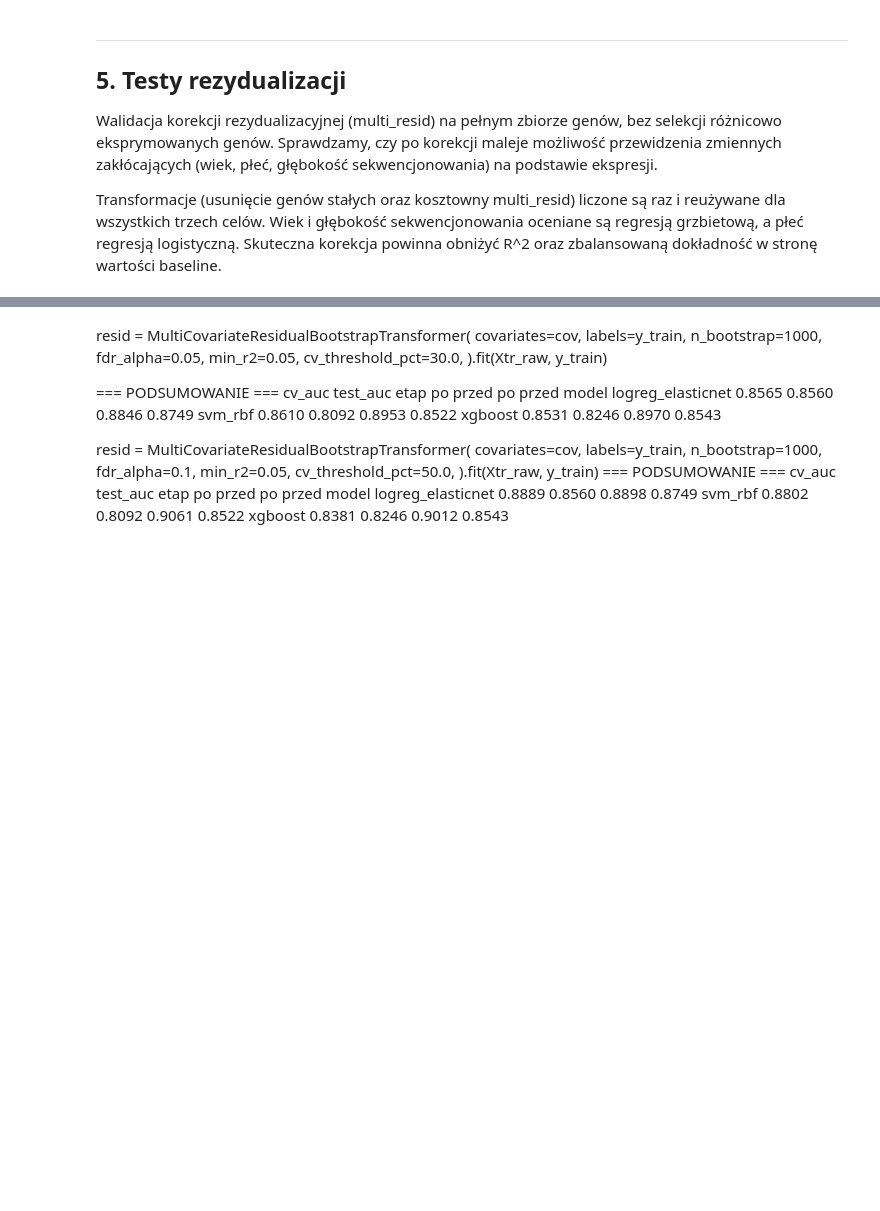
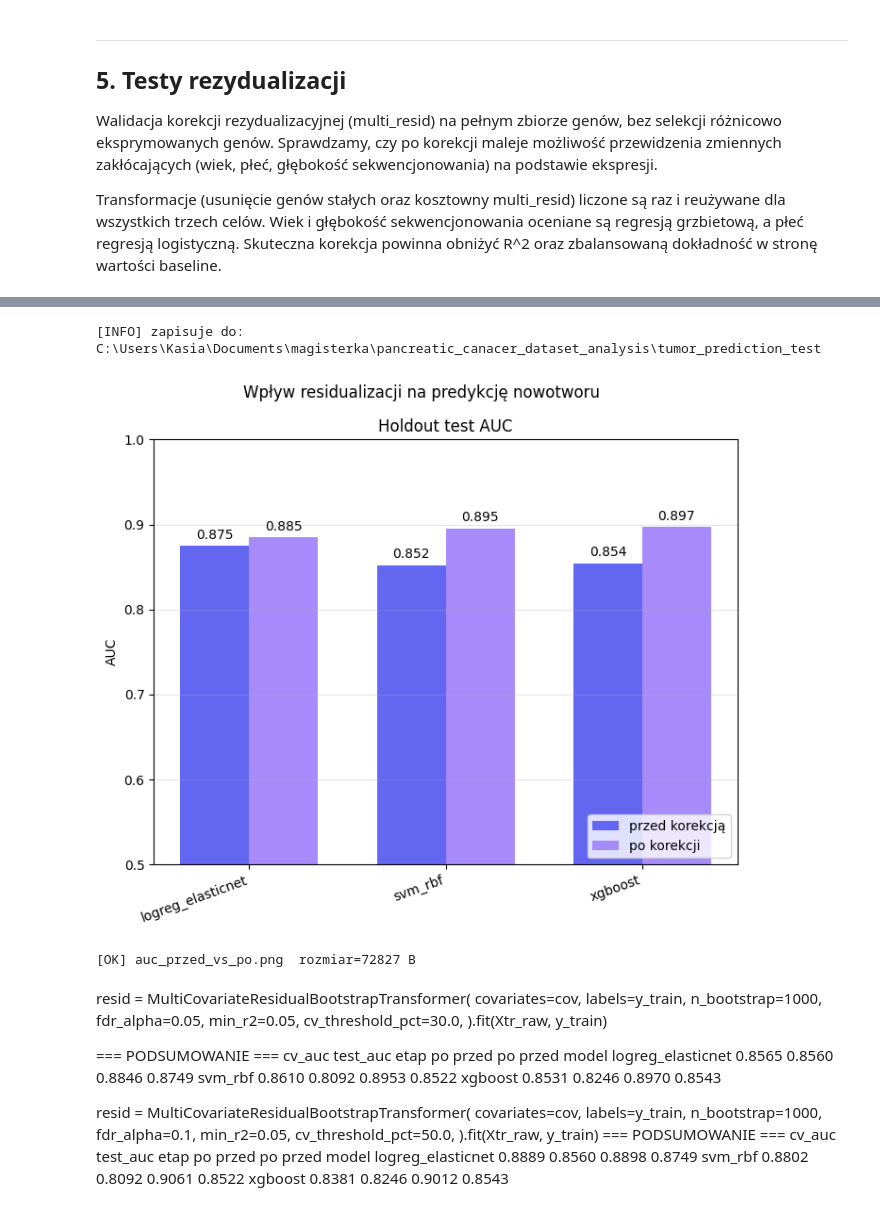
Before and after one commit to kasiaOsowska/platelet_rna_pancreatic_cancer, a Jupyter notebook: 1_data_preparation.ipynb, the cells around one changed output, grey strips where cells are left out. Cells and saved outputs as stored; diff of their text form; code cells hidden in the pictures; blank space fills up the shorter version.

```diff
--- a/1_data_preparation.ipynb
+++ b/1_data_preparation.ipynb
@@ -706,55 +746,55 @@ summary = test_predykcja_nowotworu(Xtr_raw, Xte_raw, Xtr_corr, Xte_corr, y_train
 # %%
 from pathlib import Path
 import numpy as np
 import matplotlib.pyplot as plt
 
 plt.style.use('default')
 
 OUT_DIR = Path("tumor_prediction_test").resolve()
 OUT_DIR.mkdir(exist_ok=True)
 print(f"[INFO] zapisuje do: {OUT_DIR}")
 
 COLOR_PRZED = '#6366f1'   # indigo-500
 COLOR_PO    = '#a78bfa'   # violet-400
 
 models = summary.index.tolist()
 x      = np.arange(len(models))
 w      = 0.35
 
 
 # =====================================================================
-# 1) Glowny wykres: CV AUC + test AUC, przed vs po
+# 1) Glowny wykres: test AUC, przed vs po
 # =====================================================================
-fig, axes = plt.subplots(1, 2, figsize=(13, 6), sharey=True, facecolor='white')
+fig, ax = plt.subplots(figsize=(7, 6), facecolor='white')
 
-for ax, metric, tytul in [
-    (axes[0], 'cv_auc',   f'CV AUC ({GRID_CV_FOLDS}-fold, train)'),
-    (axes[1], 'test_auc', 'Holdout test AUC'),
-]:
-    ax.set_facecolor('white')
-    przed = summary[(metric, 'przed')].values
-    po    = summary[(metric, 'po')].values
-    b1 = ax.bar(x - w/2, przed, w, label='przed korekcją', color=COLOR_PRZED)
-    b2 = ax.bar(x + w/2, po,    w, label='po korekcji',    color=COLOR_PO)
-    for bars, vals in [(b1, przed), (b2, po)]:
-        for bar, v in zip(bars, vals):
-            ax.text(bar.get_x() + bar.get_width()/2, v + 0.005, f'{v:.3f}',
-                    ha='center', va='bottom', fontsize=10)
-    ax.set_xticks(x)
-    ax.set_xticklabels(models, rotation=20, ha='right')
-    ax.set_title(tytul)
-    ax.set_ylabel('AUC')
-    ax.set_ylim(0.5, 1.0)
-    ax.grid(axis='y', alpha=0.3)
-    ax.legend(loc='lower right')
+ax.set_facecolor('white')
+przed = summary[('test_auc', 'przed')].values
+po    = summary[('test_auc', 'po')].values
+b1 = ax.bar(x - w/2, przed, w, label='przed korekcją', color=COLOR_PRZED)
+b2 = ax.bar(x + w/2, po,    w, label='po korekcji',    color=COLOR_PO)
+for bars, vals in [(b1, przed), (b2, po)]:
+    for bar, v in zip(bars, vals):
+        ax.text(bar.get_x() + bar.get_width()/2, v + 0.005, f'{v:.3f}',
+                ha='center', va='bottom', fontsize=10)
+ax.set_xticks(x)
+ax.set_xticklabels(models, rotation=20, ha='right')
+ax.set_title('Holdout test AUC')
+ax.set_ylabel('AUC')
+ax.set_ylim(0.5, 1.0)
+ax.grid(axis='y', alpha=0.3)
+ax.legend(loc='lower right')
 
 fig.suptitle('Wpływ residualizacji na predykcję nowotworu', fontsize=12)
 plt.tight_layout()
 
 out_main = OUT_DIR / "auc_przed_vs_po.png"
 plt.savefig(out_main, dpi=200, bbox_inches='tight', facecolor='white')
 plt.show()
 print(f"[OK] {out_main.name}  rozmiar={out_main.stat().st_size} B")
+# %% [output]
+[INFO] zapisuje do: C:\Users\Kasia\Documents\magisterka\pancreatic_canacer_dataset_analysis\tumor_prediction_test
+[figure, added]
+[OK] auc_przed_vs_po.png  rozmiar=72827 B
 # %% [markdown]
 resid = MultiCovariateResidualBootstrapTransformer(
     covariates=cov, labels=y_train,
```
Also changed, not shown: parts of 8 cells of this notebook, 12 other files.
